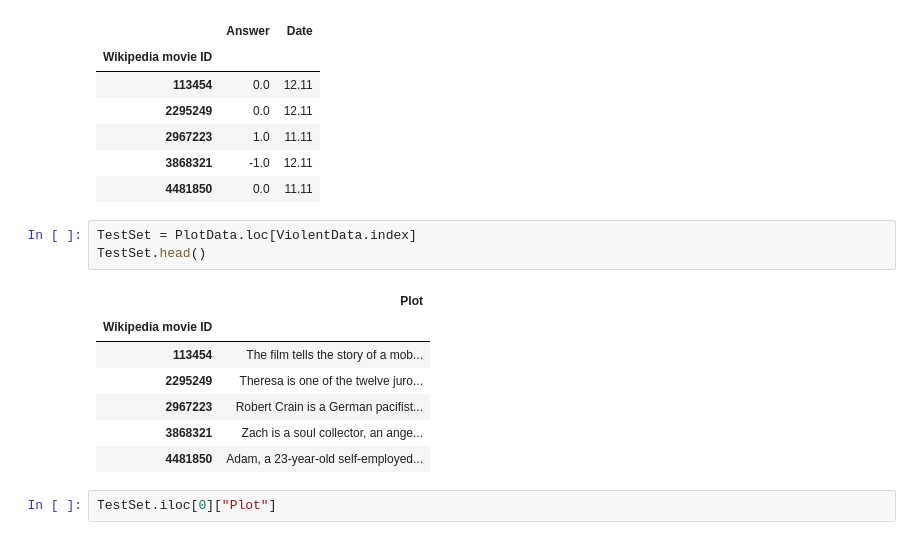
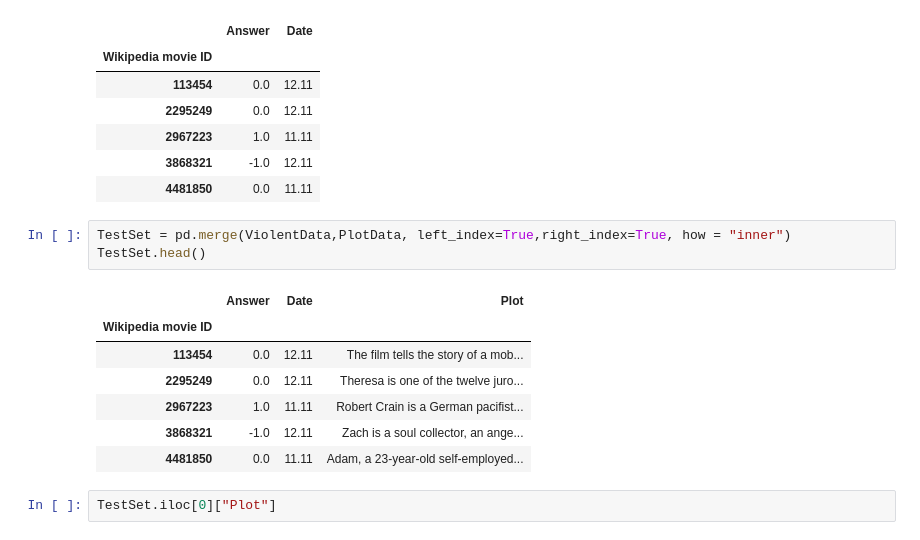
Before and after one commit to epfl-ada/ada-2024-project-alligatorsdontapologize24, a Jupyter notebook: src/script/4_LLM_classification.ipynb, the cells around one changed output. Cells and saved outputs as stored; diff of their text form.

```diff
--- a/src/script/4_LLM_classification.ipynb
+++ b/src/script/4_LLM_classification.ipynb
@@ -80,16 +80,16 @@ display(ViolentData.head())
 | 3868321 | -1.0 | 12.11 |
 | 4481850 | 0.0 | 11.11 |
 # %%
-TestSet = PlotData.loc[ViolentData.index]
+TestSet = pd.merge(ViolentData,PlotData, left_index=True,right_index=True, how = "inner")
 TestSet.head()
 # %% [output]
-|  | Plot |
-| Wikipedia movie ID |  |
-| 113454 | The film tells the story of a mob... |
-| 2295249 | Theresa is one of the twelve juro... |
-| 2967223 | Robert Crain is a German pacifist... |
-| 3868321 | Zach is a soul collector, an ange... |
-| 4481850 | Adam, a 23-year-old self-employed... |
+|  | Answer | Date | Plot |
+| Wikipedia movie ID |  |  |  |
+| 113454 | 0.0 | 12.11 | The film tells the story of a mob... |
+| 2295249 | 0.0 | 12.11 | Theresa is one of the twelve juro... |
+| 2967223 | 1.0 | 11.11 | Robert Crain is a German pacifist... |
+| 3868321 | -1.0 | 12.11 | Zach is a soul collector, an ange... |
+| 4481850 | 0.0 | 11.11 | Adam, a 23-year-old self-employed... |
 # %%
 TestSet.iloc[0]["Plot"]
 # %% [output]
```
Also changed, not shown: parts of 9 cells of this notebook, 1 other file.
